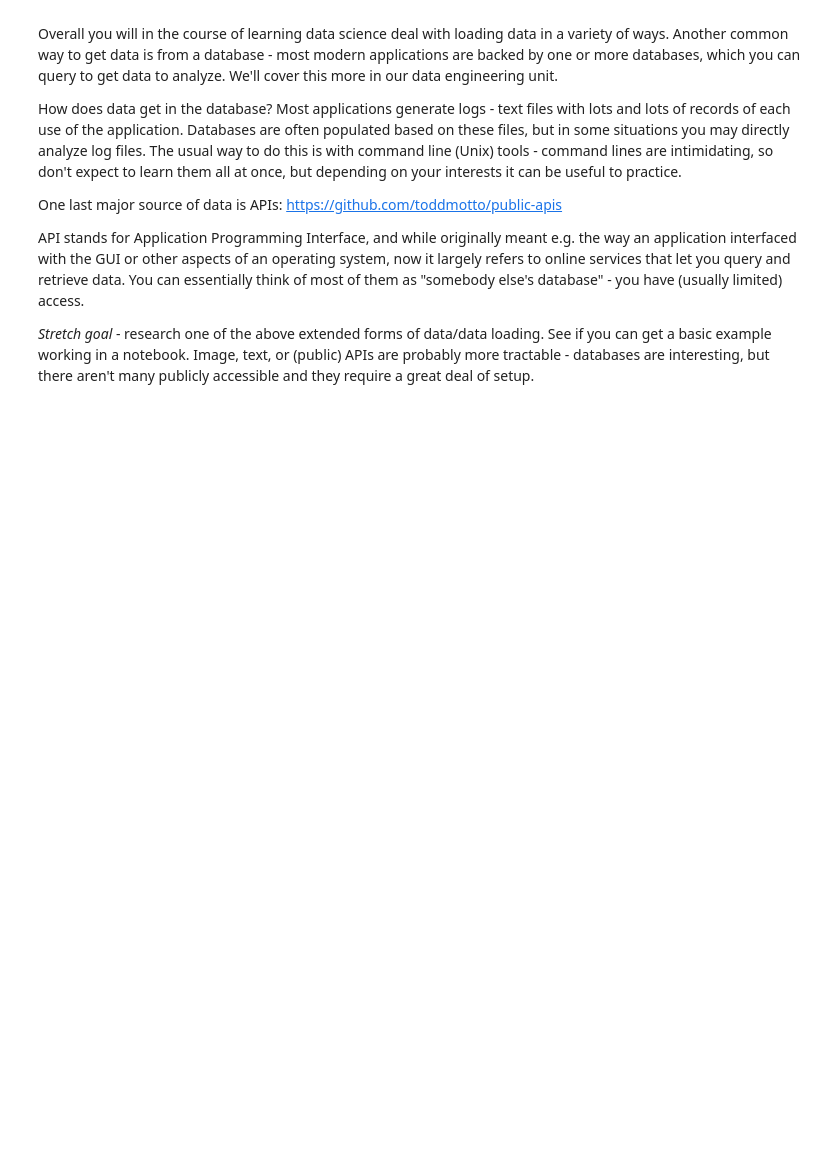
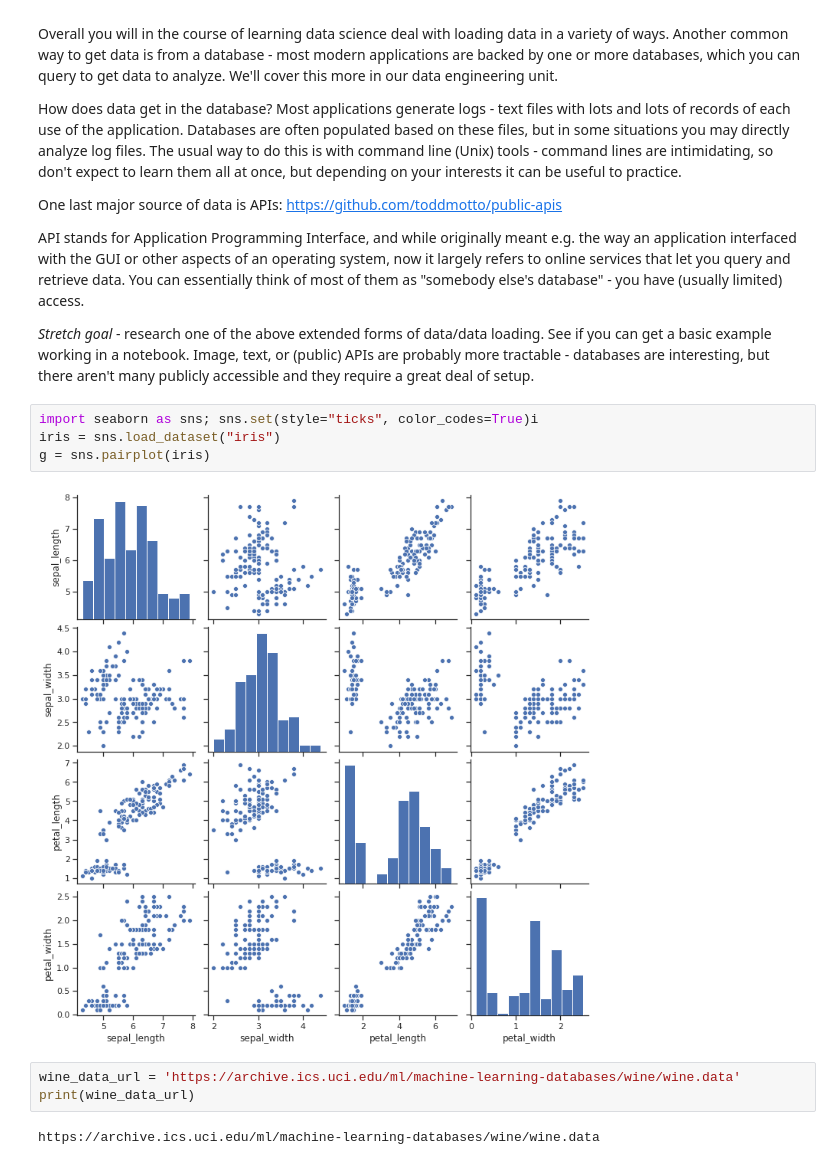
Before and after one commit to jraval/DS-Unit-1-Sprint-1-Data-Wrangling-and-Storytelling, a Jupyter notebook: Raval_Jay_9_2_2020_LS_DS_111_Exploratory_Data_Analysis_Assignment.ipynb, the cells around one changed output. Cells and saved outputs as stored; diff of their text form; blank space fills up the shorter version.

```diff
--- a/Raval_Jay_9_2_2020_LS_DS_111_Exploratory_Data_Analysis_Assignment.ipynb
+++ b/Raval_Jay_9_2_2020_LS_DS_111_Exploratory_Data_Analysis_Assignment.ipynb
@@ -226,3 +226,14 @@ One last major source of data is APIs: https://github.com/toddmotto/public-apis
 API stands for Application Programming Interface, and while originally meant e.g. the way an application interfaced with the GUI or other aspects of an operating system, now it largely refers to online services that let you query and retrieve data. You can essentially think of most of them as "somebody else's database" - you have (usually limited) access.
 
 *Stretch goal* - research one of the above extended forms of data/data loading. See if you can get a basic example working in a notebook. Image, text, or (public) APIs are probably more tractable - databases are interesting, but there aren't many publicly accessible and they require a great deal of setup.
+# %%
+import seaborn as sns; sns.set(style="ticks", color_codes=True)i
+iris = sns.load_dataset("iris")
+g = sns.pairplot(iris)
+# %% [output]
+[figure, added]
+# %%
+wine_data_url = 'https://archive.ics.uci.edu/ml/machine-learning-databases/wine/wine.data'
+print(wine_data_url)
+# %% [output]
+https://archive.ics.uci.edu/ml/machine-learning-databases/wine/wine.data
```
Also changed, not shown: parts of 2 cells of this notebook.
